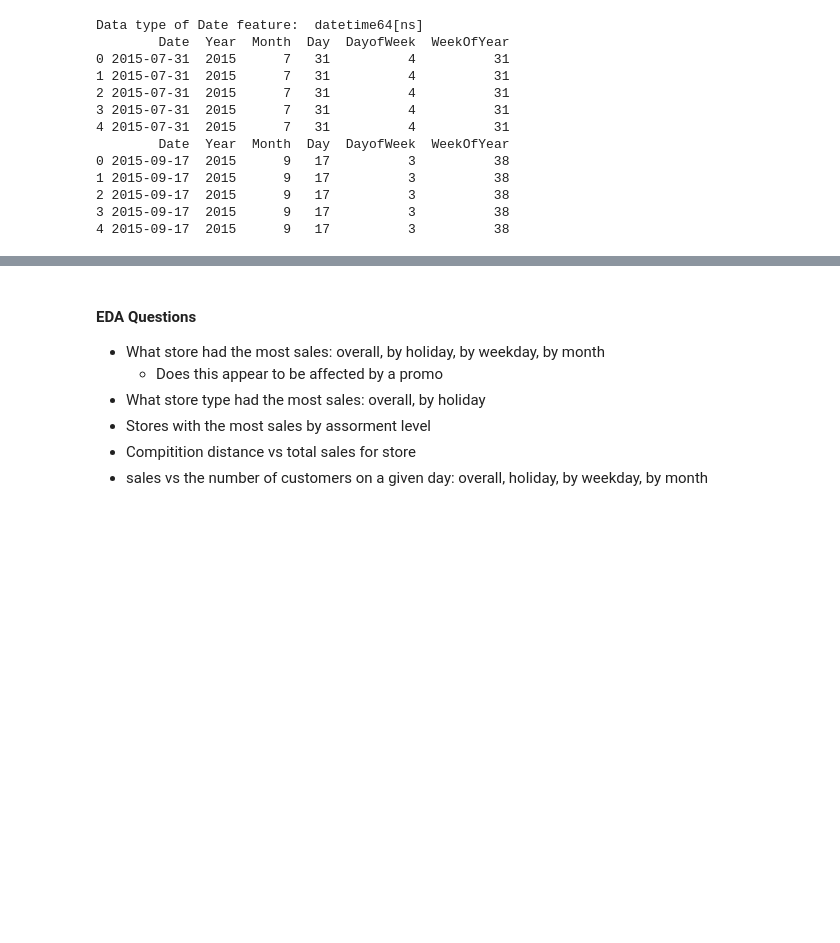
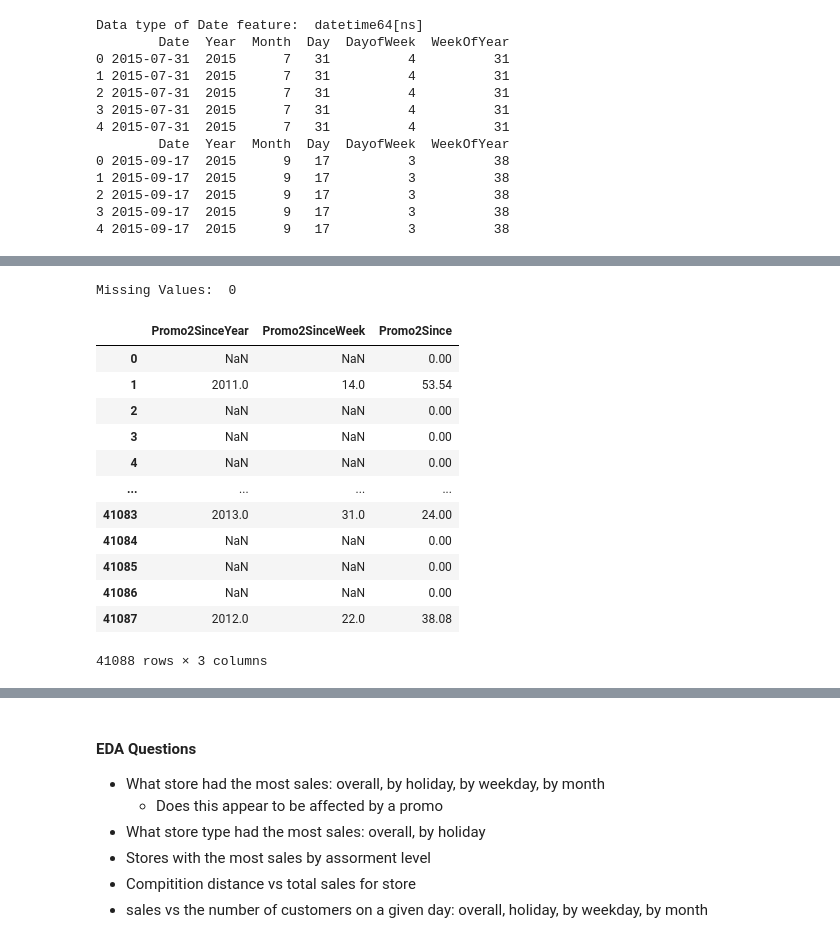
Before and after one commit to lynnmench/Rossmann_Store_Sales, a Jupyter notebook: Rossmann_Store_EDA.ipynb, the cells around one changed output, grey strips where cells are left out. Drawn from its saved outputs; the diff is of its cells as text; code cells hidden in the pictures; blank space fills up the shorter version.

```diff
--- a/Rossmann_Store_EDA.ipynb
+++ b/Rossmann_Store_EDA.ipynb
@@ -250,21 +277,41 @@ store_train['CompetitionSince'].isnull().sum()
 # %%
-# Combine year and week of year to months
+# Convert and combine year and week of year to months
 # Mark if a new round of promotions started
-#
-figure out promo features
-#
-#
-#
+# convert weeks in to months -> week * (12 months/52weeks)
+
+def promo_months(df,feat,year,week):
+    #converting year to months and adding months
+    df[feat] = 12*(df['Year'] - df[year]) + (df['WeekOfYear'] - df[week])*(12/52)
+
+    # if the value is null replacing with 0
+    df[feat] = df[feat].apply(lambda x: x if x > 0 else 0).fillna(0)
+
+    #Two decimal places
+    df[feat] = df[feat].round(2)
 # %%
 # total number of months for promos
 
-feat = 'PromoSince'
-year = 'CompetitionOpenSinceYear'
-month = 'CompetitionOpenSinceMonth'
+feat = 'Promo2Since'
+year = 'Promo2SinceYear'
+week = 'Promo2SinceWeek'
 
-total_months(store_train,feat,year,month)
-total_months(store_test,feat,year,month)
+promo_months(store_train,feat,year,week)
+promo_months(store_test,feat,year,week)
 
-#The competition year and month are null on the same row
-#so the CompetitionOpen should have the same amount of null values
-store_train['CompetitionSince'].isnull().sum()
+print('Missing Values: ',store_train['Promo2Since'].isnull().sum())
+store_test[['Promo2SinceYear', 'Promo2SinceWeek', 'Promo2Since']]
+# %% [output]
+Missing Values:  0
+|  | Promo2SinceYear | Promo2SinceWeek | Promo2Since |
+| 0 | NaN | NaN | 0.00 |
+| 1 | 2011.0 | 14.0 | 53.54 |
+| 2 | NaN | NaN | 0.00 |
+| 3 | NaN | NaN | 0.00 |
+| 4 | NaN | NaN | 0.00 |
+| ... | ... | ... | ... |
+| 41083 | 2013.0 | 31.0 | 24.00 |
+| 41084 | NaN | NaN | 0.00 |
+| 41085 | NaN | NaN | 0.00 |
+| 41086 | NaN | NaN | 0.00 |
+| 41087 | 2012.0 | 22.0 | 38.08 |
+41088 rows × 3 columns
```
Also changed, not shown: parts of 23 cells of this notebook.
